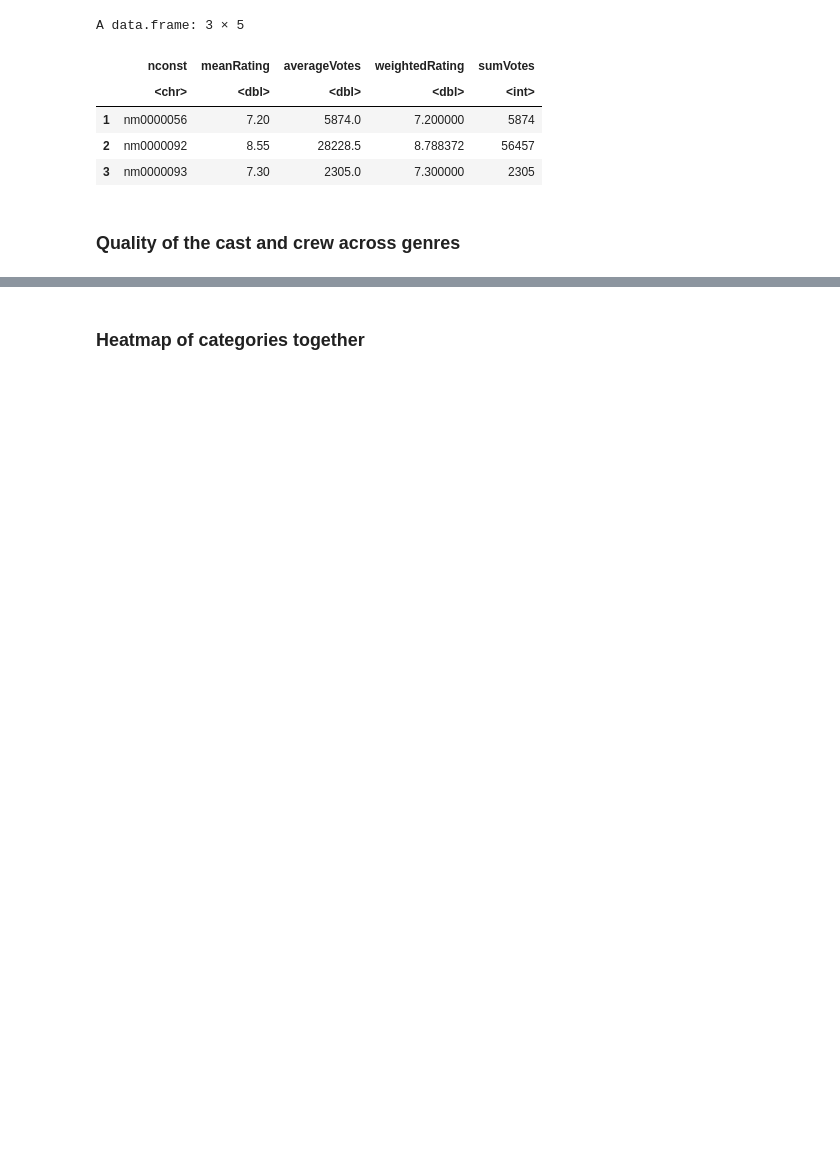
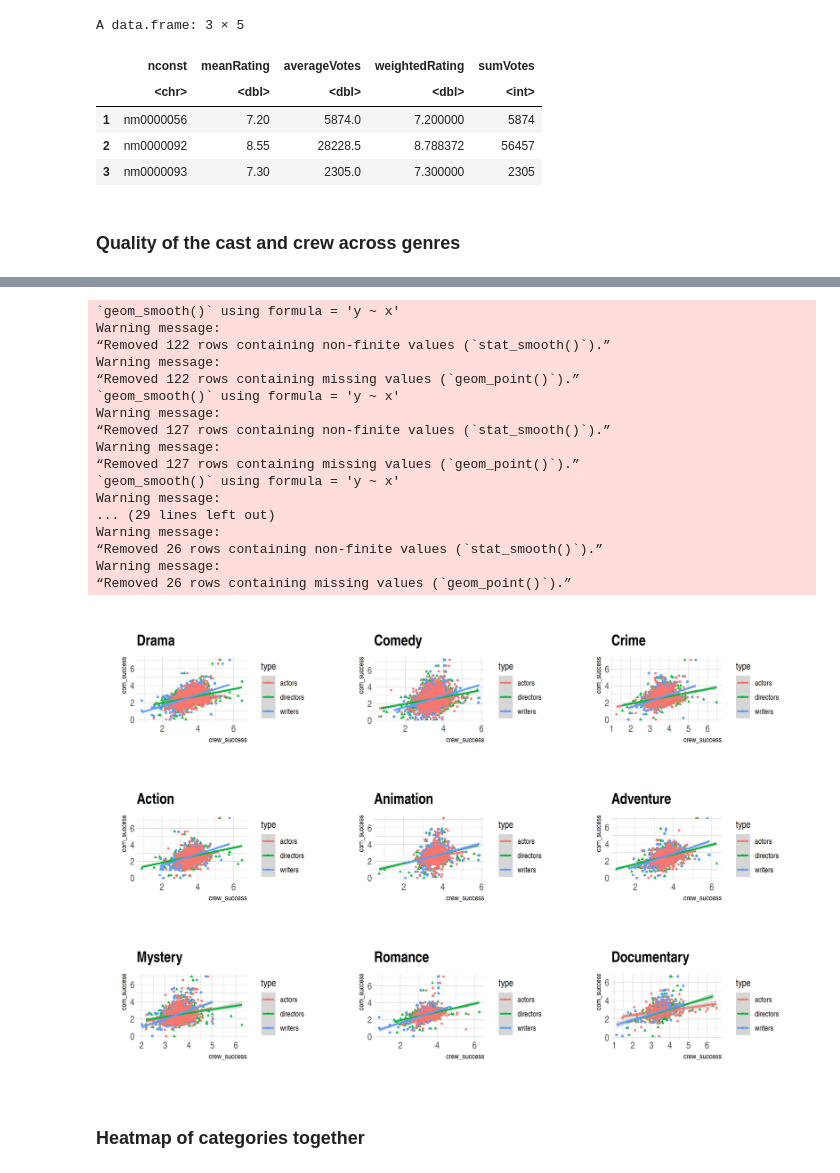
Before and after one commit to vaivapilk/DVZ, a Jupyter notebook: project.ipynb, the cells around one changed output, grey strips where cells are left out. Drawn from its saved outputs; the diff is of its cells as text; code cells hidden in the pictures; blank space fills up the shorter version.

Commit message:
Added graphs of crew type success series success corelation

```diff
--- a/project.ipynb
+++ b/project.ipynb
@@ -238,0 +267,2 @@ A data.frame: 3 × 5
+# %%
+comedies <- series %>% mutate(new_col = lapply(genres, function (x) 'Comedy' %in% x)) %>% filter(new_col == TRUE) %>% select(-new_col)
@@ -238,0 +274,36 @@ A data.frame: 3 × 5
+# %%
+crew_direc <- fread("crew_filtered", na.strings = "\\N")
+crew_direc <- crew_direc %>% mutate(writers = strsplit(writers, split = ','))
+crew_direc <- separate_rows(crew_direc, directors)
+crew_direc <- crew_direc %>% select(-writers)
+# %%
+create_genre_plot <- function (genre) {
+    comedies <- series %>% mutate(new_col = lapply(genres, function (x) genre %in% x)) %>% filter(new_col == TRUE) %>% select(-new_col)
+    comedies$averageRating <- scales::rescale(comedies$averageRating, to = c(0,1))
+    comedies$numVotes <- scales::rescale(comedies$numVotes, to = c(0,1))
+    comedies$seasons <- scales::rescale(comedies$seasons, to = c(0,1))
+    comedies <- comedies %>% mutate(com_success = (averageRating + numVotes + seasons) / 3 * 10)
+
+    comedies_actor <- merge(comedies, principals, by.x = 'tconst', by.y = 'tconst', x.all = FALSE, y.all = FALSE)
+    comedies_actor <- comedies_actor %>% filter(category == 'actor')
+    comedies_actor <- merge(comedies_actor, names_tmp, by.x = 'nconst', by.y = 'nconst', all.x = FALSE, all.y = FALSE)
+    comedies_actor <- comedies_actor %>% filter(!is.na(com_success)) %>% group_by(tconst, com_success) %>% summarize(crew_success = mean(success))  %>% mutate(type = 'actors')
+
+    comedies_direc <- merge(comedies, crew_direc, by.x = 'tconst', by.y = 'tconst', x.all = FALSE, y.all = FALSE)
+    comedies_direc <- merge(comedies_direc, names_tmp, by.x = 'directors', by.y = 'nconst', all.x = FALSE, all.y = FALSE)
+    comedies_direc <- comedies_direc %>% group_by(tconst, com_success) %>% summarize(crew_success = mean(success)) %>% filter(!is.na(com_success)) %>% mutate(type = 'directors')
+
+    comedies_write <- merge(comedies, crew_write, by.x = 'tconst', by.y = 'tconst', x.all = FALSE, y.all = FALSE)
+    comedies_write <- merge(comedies_write, names_tmp, by.x = 'writers', by.y = 'nconst', all.x = FALSE, all.y = FALSE)
+    comedies_write <- comedies_write %>% group_by(tconst, com_success) %>% summarize(crew_success = mean(success)) %>% filter(!is.na(com_success)) %>% mutate(type = 'writers')
+
+    full <- rbind(comedies_direc, comedies_write)
+    full <- rbind(full, comedies_actor)
+    plt <- ggplot(full, aes(x=crew_success, y=com_success, color = type, shape = type)) +
+            ggtitle(genre) +
+            geom_point(size=1) +
+            geom_smooth(method='lm') +
+            theme(legend.position="none") +
+            theme_ipsum()
+    return(plt)
+}
@@ -238,0 +312,3 @@ A data.frame: 3 × 5
+# %%
+chosen_genres <- c('Drama', 'Comedy', 'Crime', 'Action', 'Animation', 'Adventure', 'Mystery', 'Romance', 'Documentary')
+plots <- lapply(chosen_genres, create_genre_plot)
@@ -239,3 +317,24 @@ A data.frame: 3 × 5
+# %%
+grid.arrange(grobs = plots, ncol = 3)
+# %% [output]
+`geom_smooth()` using formula = 'y ~ x'
+Warning message:
+“Removed 122 rows containing non-finite values (`stat_smooth()`).”
+Warning message:
+“Removed 122 rows containing missing values (`geom_point()`).”
+`geom_smooth()` using formula = 'y ~ x'
+Warning message:
+“Removed 127 rows containing non-finite values (`stat_smooth()`).”
+Warning message:
+“Removed 127 rows containing missing values (`geom_point()`).”
+`geom_smooth()` using formula = 'y ~ x'
+Warning message:
+... (29 lines left out)
+Warning message:
+“Removed 26 rows containing non-finite values (`stat_smooth()`).”
+Warning message:
+“Removed 26 rows containing missing values (`geom_point()`).”
+[figure, added]
 # %% [markdown]
 ### Heatmap of categories together
 # %%
```
Also changed, not shown: parts of 23 cells of this notebook, 1 other file.
